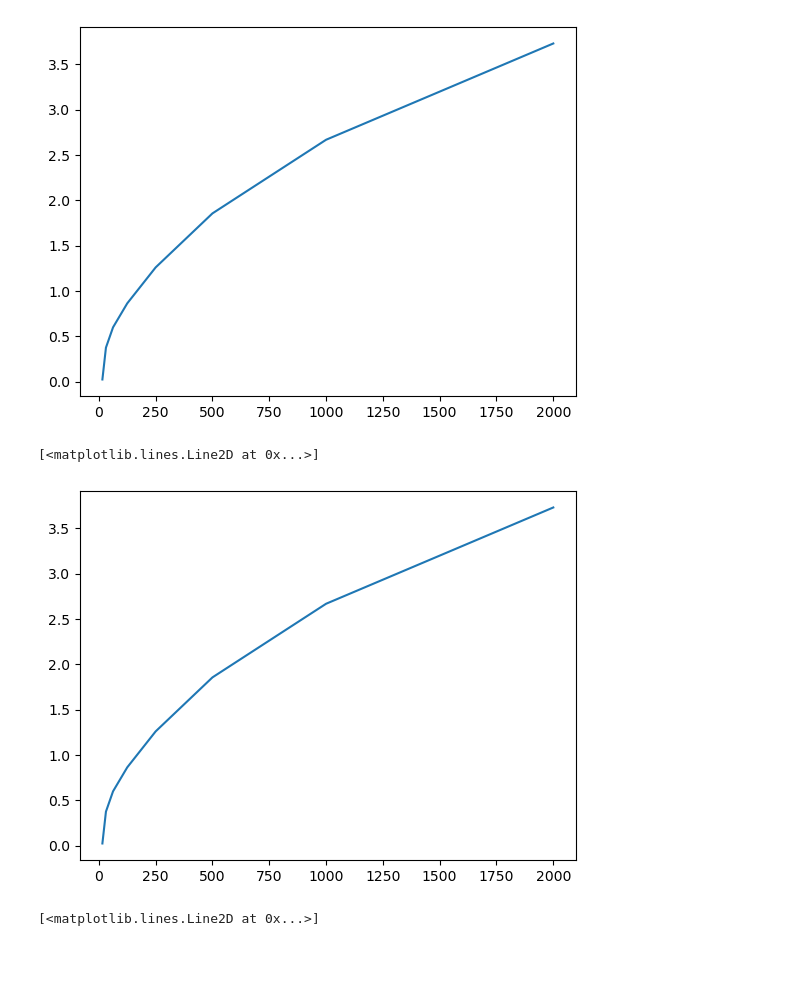
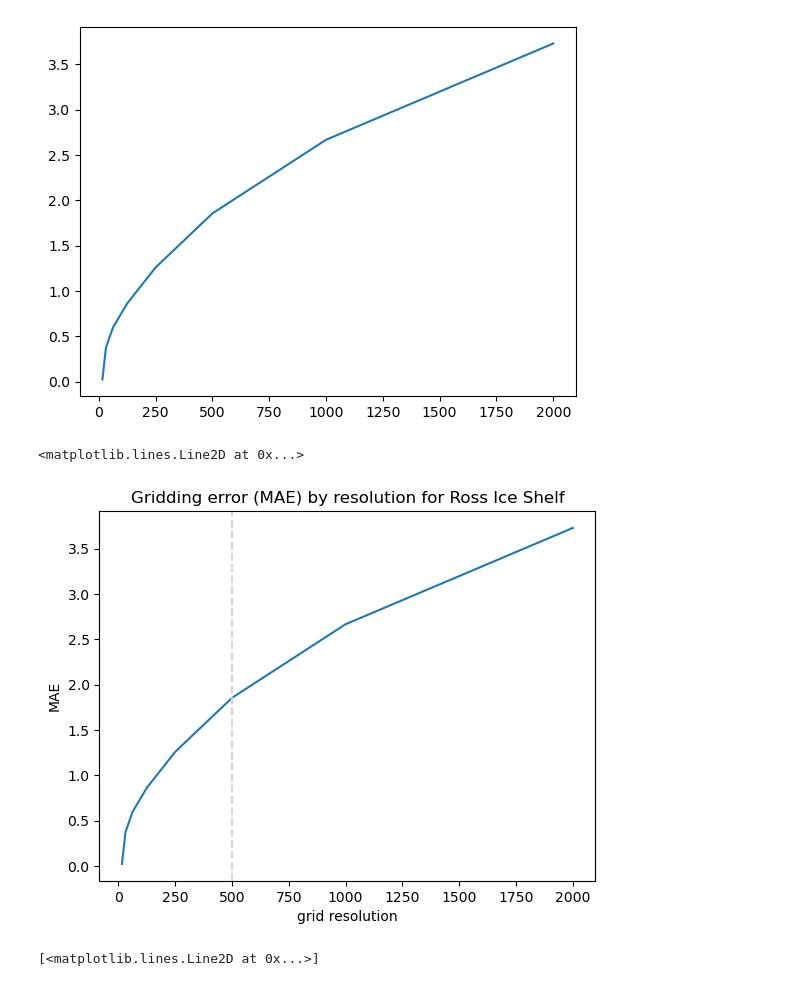
Before and after one commit to kimbente/bedmap, a Jupyter notebook: explore.ipynb, the cells around one changed output. Saved outputs shown, nothing was run; the diff lists cells and outputs as text; code cells hidden in the pictures; blank space fills up the shorter version.

```diff
--- a/explore.ipynb
+++ b/explore.ipynb
@@ -365,11 +392,16 @@ plt.plot(res_array, mae_array)
 # %% [output]
 [<matplotlib.lines.Line2D at 0x...>]
 [figure]
-# %%
-plt.plot(res_array, mae_array)
-# %% [output]
-[<matplotlib.lines.Line2D at 0x...>]
-[figure, removed]
+# %%
+plt.plot(res_array, mae_array)
+
+plt.xlabel("grid resolution")
+plt.ylabel("MAE")
+plt.title("Gridding error (MAE) by resolution for Ross Ice Shelf")
+plt.axvline(x = 500, ls='--', color = "lightgrey")
+# %% [output]
+<matplotlib.lines.Line2D at 0x...>
+[figure, added]
 # %%
 plt.plot(res_array, rate_array)
 # %% [output]
```
Also changed, not shown: parts of 14 cells of this notebook, 2 other files.
